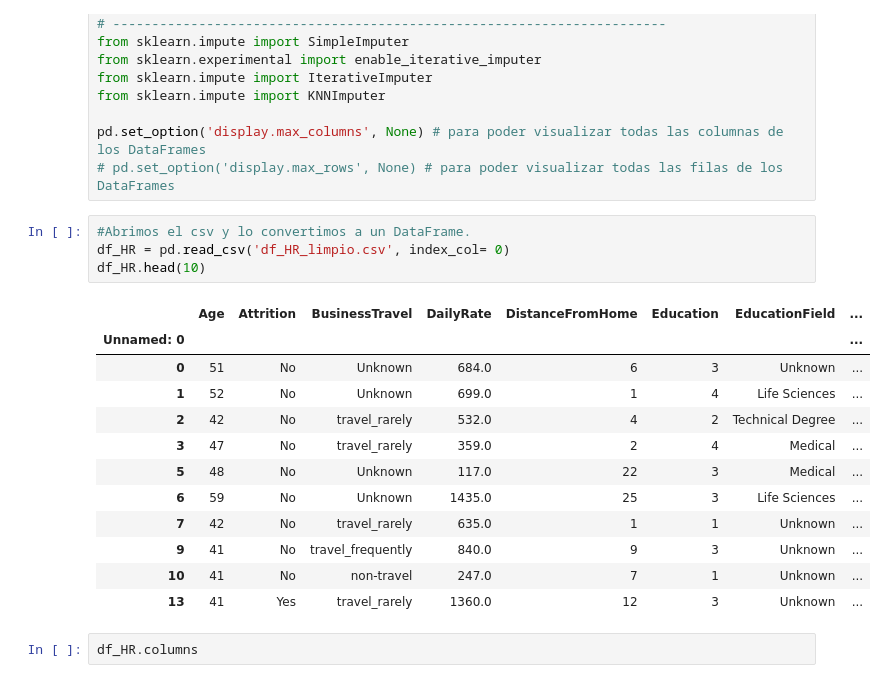
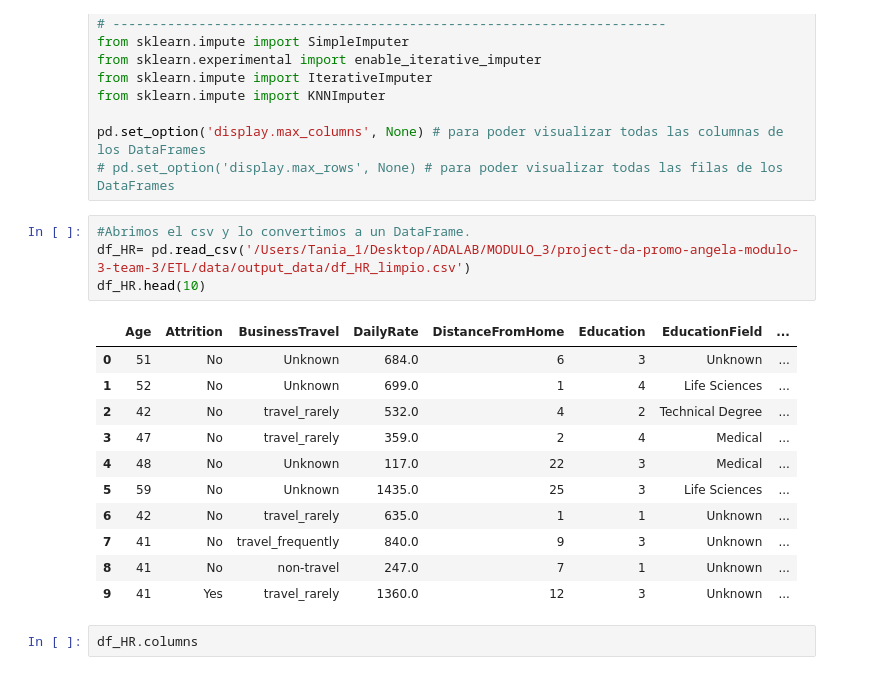
Before and after one commit to TaniaGraff/project-da-promo-angela-modulo-3-team-3, a Jupyter notebook: graficos_sprint1.ipynb, the cells around one changed output. Drawn from its saved outputs; the diff is of its cells as text.

```diff
--- a/graficos_sprint1.ipynb
+++ b/graficos_sprint1.ipynb
@@ -21,21 +21,20 @@ pd.set_option('display.max_columns', None) # para poder visualizar todas las col
 # pd.set_option('display.max_rows', None) # para poder visualizar todas las filas de los DataFrames
 # %%
 #Abrimos el csv y lo convertimos a un DataFrame.
-df_HR = pd.read_csv('df_HR_limpio.csv', index_col= 0)
+df_HR= pd.read_csv('/Users/Tania_1/Desktop/ADALAB/MODULO_3/project-da-promo-angela-modulo-3-team-3/ETL/data/output_data/df_HR_limpio.csv')
 df_HR.head(10)
 # %% [output]
 |  | Age | Attrition | BusinessTravel | DailyRate | DistanceFromHome | Education | EducationField | ... |
-| Unnamed: 0 |  |  |  |  |  |  |  | ... |
 | 0 | 51 | No | Unknown | 684.0 | 6 | 3 | Unknown | ... |
 | 1 | 52 | No | Unknown | 699.0 | 1 | 4 | Life Sciences | ... |
 | 2 | 42 | No | travel_rarely | 532.0 | 4 | 2 | Technical Degree | ... |
 | 3 | 47 | No | travel_rarely | 359.0 | 2 | 4 | Medical | ... |
-| 5 | 48 | No | Unknown | 117.0 | 22 | 3 | Medical | ... |
-| 6 | 59 | No | Unknown | 1435.0 | 25 | 3 | Life Sciences | ... |
-| 7 | 42 | No | travel_rarely | 635.0 | 1 | 1 | Unknown | ... |
-| 9 | 41 | No | travel_frequently | 840.0 | 9 | 3 | Unknown | ... |
-| 10 | 41 | No | non-travel | 247.0 | 7 | 1 | Unknown | ... |
-| 13 | 41 | Yes | travel_rarely | 1360.0 | 12 | 3 | Unknown | ... |
+| 4 | 48 | No | Unknown | 117.0 | 22 | 3 | Medical | ... |
+| 5 | 59 | No | Unknown | 1435.0 | 25 | 3 | Life Sciences | ... |
+| 6 | 42 | No | travel_rarely | 635.0 | 1 | 1 | Unknown | ... |
+| 7 | 41 | No | travel_frequently | 840.0 | 9 | 3 | Unknown | ... |
+| 8 | 41 | No | non-travel | 247.0 | 7 | 1 | Unknown | ... |
+| 9 | 41 | Yes | travel_rarely | 1360.0 | 12 | 3 | Unknown | ... |
 # %%
 df_HR.columns
 # %% [output]
```
Also changed, not shown: 1 other file.
